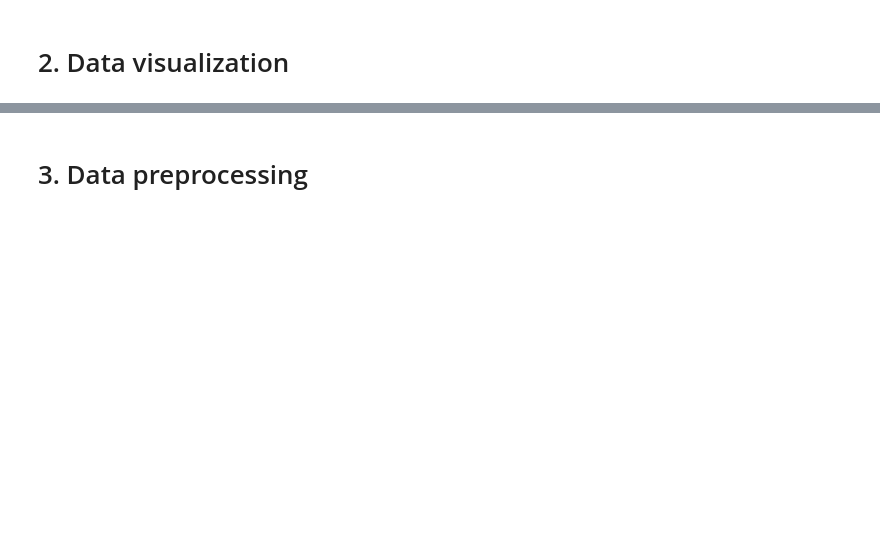
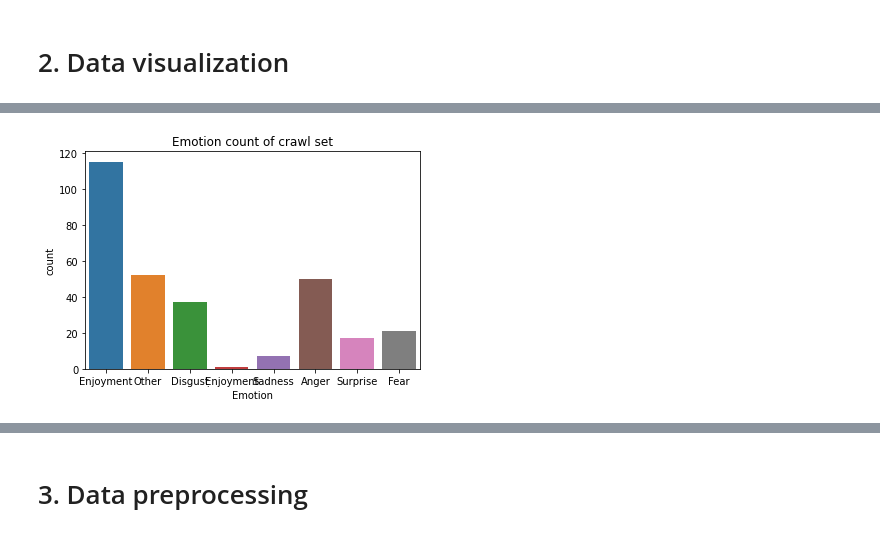
Before and after one commit to andydam452/Emotional-Reg-Youtube-comments, a Jupyter notebook: DM_final_1.ipynb, the cells around one changed output, grey strips where cells are left out. Cells and saved outputs as stored; diff of their text form; code cells hidden in the pictures; blank space fills up the shorter version.

```diff
--- a/DM_final_1.ipynb
+++ b/DM_final_1.ipynb
@@ -47,0 +59,6 @@ crawl_data.head()
+# %%
+sns.countplot(crawl_data['Emotion'])
+pyplot.title("Emotion count of crawl set")
+pyplot.show()
+# %% [output]
+[figure, added]
```
Also changed, not shown: parts of 13 cells of this notebook, 4 other files.
